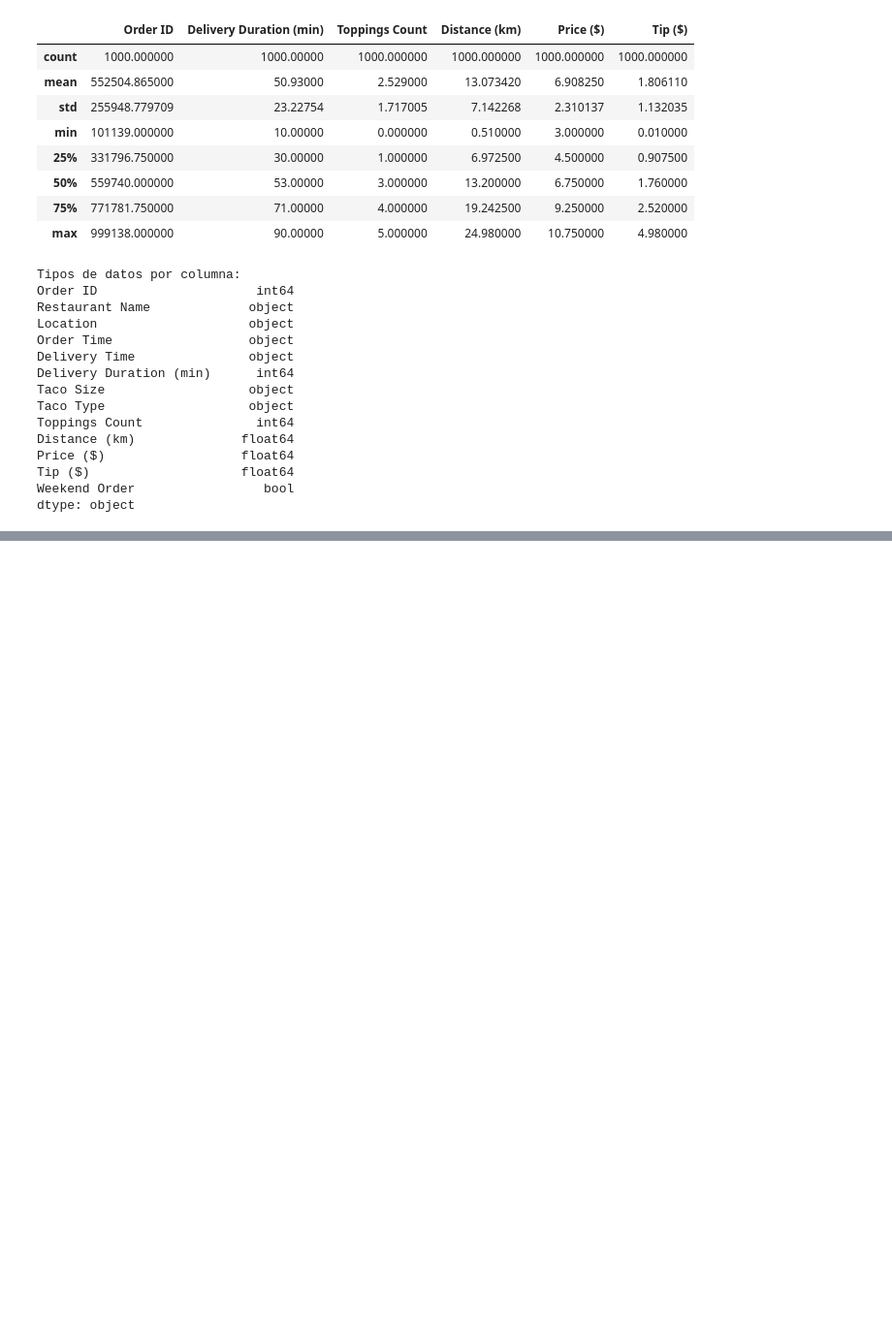
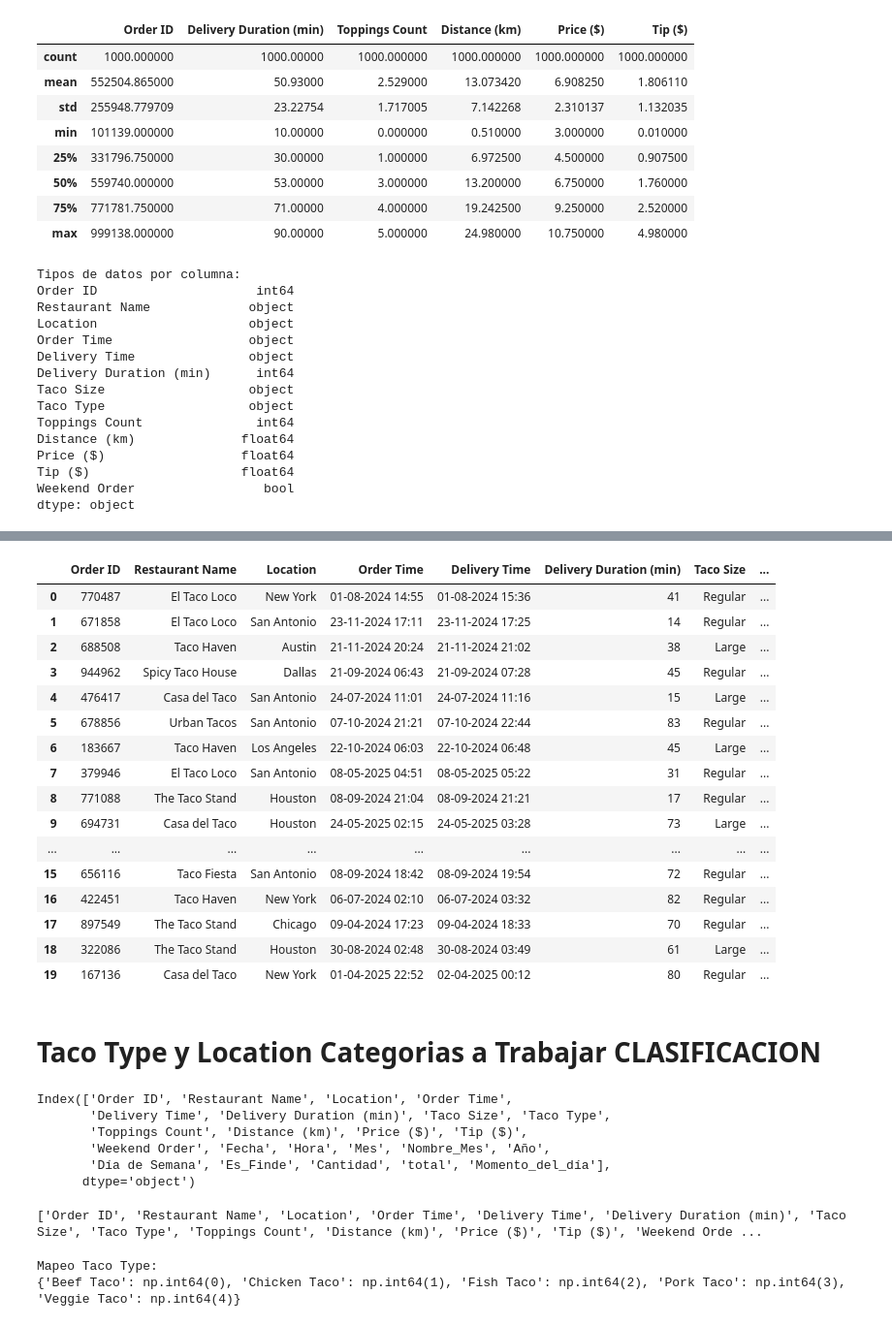
Before and after one commit to IvanGoyena/ARCHIVOS-CSV, a Jupyter notebook: ProyectoParte2IvanRodriguezGoyena.ipynb, the cells around one changed output, grey strips where cells are left out. Shown at 97% size. Saved outputs shown, nothing was run; the diff lists cells and outputs as text; code cells hidden in the pictures; blank space fills up the shorter version.

```diff
--- a/ProyectoParte2IvanRodriguezGoyena.ipynb
+++ b/ProyectoParte2IvanRodriguezGoyena.ipynb
@@ -203,0 +207,32 @@ plot_corr_heatmap()
+# %%
+# Cambio de formato Fecha y Extraccion Dia , Mes, Año, Hora , Dia de semana , Fin de semana.
+
+
+df['Order Time'] = pd.to_datetime(df['Order Time'].astype(str), format="%d-%m-%Y %H:%M", errors='coerce')
+df["Fecha"] = df["Order Time"].dt.date
+df["Hora"] = df["Order Time"].dt.hour
+df["Mes"] = df["Order Time"].dt.month
+df['Nombre_Mes'] = df['Order Time'].dt.strftime('%B')
+df['Año'] = df['Order Time'].dt.year
+df["Día de Semana"] = df["Order Time"].dt.day_name()
+df['Es_Finde'] = df['Día de Semana'].isin(['Saturday', 'Sunday'])
+
+# Agregado columna de cantidad
+
+df['Cantidad'] = 1
+df['total'] = df['Cantidad'] * df['Price ($)'] + df['Tip ($)'].fillna(0)
+
+
+# Asegurar columna 'total'
+df['total'] = df['Cantidad'] * df['Price ($)']
+
+# Clasificacion momento del Dia
+
+df['Hora'] = pd.to_datetime(df['Hora'], format='%H:%M').dt.hour
+df['Momento_del_día'] = df['Hora'].apply(
+    lambda x: 'Mañana' if x < 12 else ('Tarde' if x < 18 else 'Noche')
+)
+
+
+# Mostrar los nombres de las columnas
+print(df.columns)
@@ -203,0 +248,48 @@ plot_corr_heatmap()
+# %%
+df.head(20)
+# %% [output]
+|  | Order ID | Restaurant Name | Location | Order Time | Delivery Time | Delivery Duration (min) | Taco Size | ... |
+| 0 | 770487 | El Taco Loco | New York | 01-08-2024 14:55 | 01-08-2024 15:36 | 41 | Regular | ... |
+| 1 | 671858 | El Taco Loco | San Antonio | 23-11-2024 17:11 | 23-11-2024 17:25 | 14 | Regular | ... |
+| 2 | 688508 | Taco Haven | Austin | 21-11-2024 20:24 | 21-11-2024 21:02 | 38 | Large | ... |
+| 3 | 944962 | Spicy Taco House | Dallas | 21-09-2024 06:43 | 21-09-2024 07:28 | 45 | Regular | ... |
+| 4 | 476417 | Casa del Taco | San Antonio | 24-07-2024 11:01 | 24-07-2024 11:16 | 15 | Large | ... |
+| 5 | 678856 | Urban Tacos | San Antonio | 07-10-2024 21:21 | 07-10-2024 22:44 | 83 | Regular | ... |
+| 6 | 183667 | Taco Haven | Los Angeles | 22-10-2024 06:03 | 22-10-2024 06:48 | 45 | Large | ... |
+| 7 | 379946 | El Taco Loco | San Antonio | 08-05-2025 04:51 | 08-05-2025 05:22 | 31 | Regular | ... |
+| 8 | 771088 | The Taco Stand | Houston | 08-09-2024 21:04 | 08-09-2024 21:21 | 17 | Regular | ... |
+| 9 | 694731 | Casa del Taco | Houston | 24-05-2025 02:15 | 24-05-2025 03:28 | 73 | Large | ... |
+| ... | ... | ... | ... | ... | ... | ... | ... | ... |
+| 15 | 656116 | Taco Fiesta | San Antonio | 08-09-2024 18:42 | 08-09-2024 19:54 | 72 | Regular | ... |
+| 16 | 422451 | Taco Haven | New York | 06-07-2024 02:10 | 06-07-2024 03:32 | 82 | Regular | ... |
+| 17 | 897549 | The Taco Stand | Chicago | 09-04-2024 17:23 | 09-04-2024 18:33 | 70 | Regular | ... |
+| 18 | 322086 | The Taco Stand | Houston | 30-08-2024 02:48 | 30-08-2024 03:49 | 61 | Large | ... |
+| 19 | 167136 | Casa del Taco | New York | 01-04-2025 22:52 | 02-04-2025 00:12 | 80 | Regular | ... |
+# %% [markdown]
+# Taco Type y Location  Categorias a Trabajar   CLASIFICACION
+# %%
+print(df.columns)
+# %% [output]
+Index(['Order ID', 'Restaurant Name', 'Location', 'Order Time',
+       'Delivery Time', 'Delivery Duration (min)', 'Taco Size', 'Taco Type',
+       'Toppings Count', 'Distance (km)', 'Price ($)', 'Tip ($)',
+       'Weekend Order', 'Fecha', 'Hora', 'Mes', 'Nombre_Mes', 'Año',
+       'Día de Semana', 'Es_Finde', 'Cantidad', 'total', 'Momento_del_día'],
+      dtype='object')
+# %%
+print(df.columns.tolist())
+# %% [output]
+['Order ID', 'Restaurant Name', 'Location', 'Order Time', 'Delivery Time', 'Delivery Duration (min)', 'Taco Size', 'Taco Type', 'Toppings Count', 'Distance (km)', 'Price ($)', 'Tip ($)', 'Weekend Orde ...
+# %%
+from sklearn.preprocessing import LabelEncoder
+
+# Codificar 'Taco Type'
+le_taco = LabelEncoder()
+df['Taco_Type_Encoded'] = le_taco.fit_transform(df['Taco Type'])
+
+# Mostrar mapeo
+print("Mapeo Taco Type:")
+print(dict(zip(le_taco.classes_, le_taco.transform(le_taco.classes_))))
+# %% [output]
+Mapeo Taco Type:
+{'Beef Taco': np.int64(0), 'Chicken Taco': np.int64(1), 'Fish Taco': np.int64(2), 'Pork Taco': np.int64(3), 'Veggie Taco': np.int64(4)}
```
Also changed, not shown: parts of 6 cells of this notebook.
